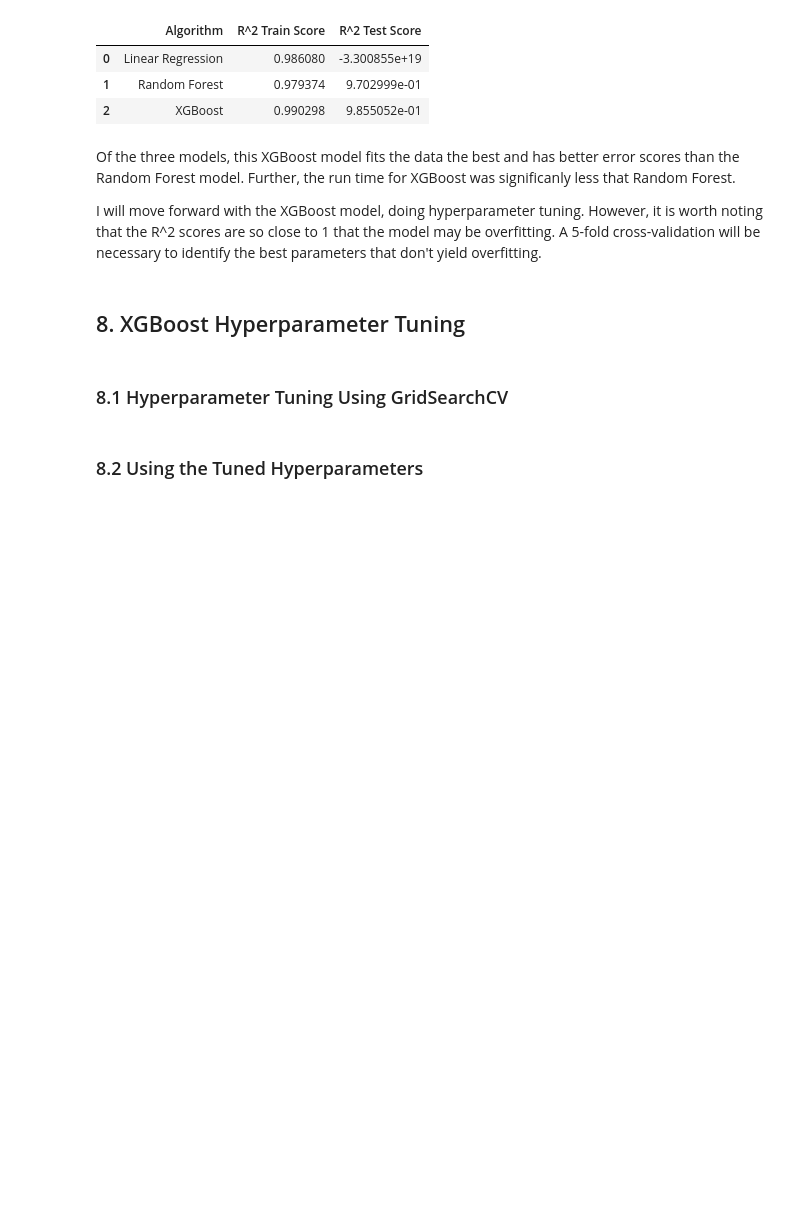
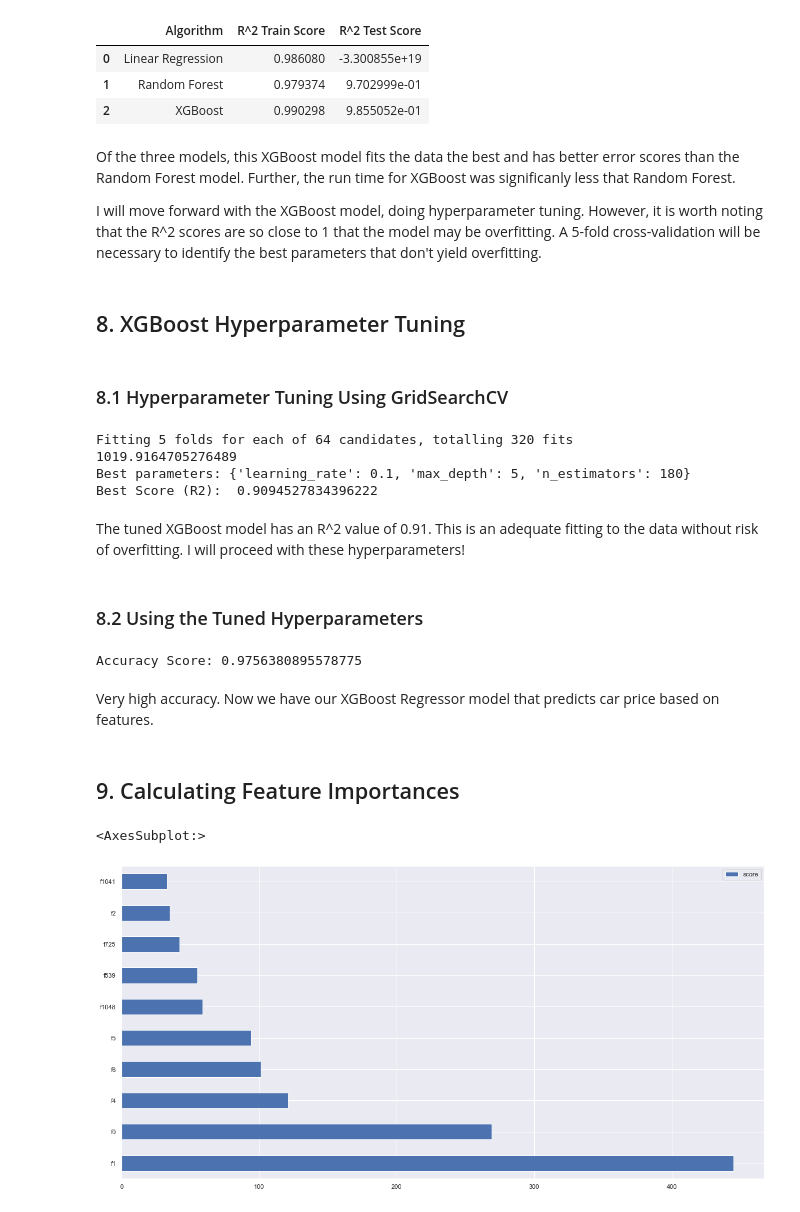
Before and after one commit to JaredBarnes6/car_price_determination_capstone, a Jupyter notebook: car_price_determination_capstone.ipynb, the cells around one changed output. Drawn from its saved outputs; the diff is of its cells as text; code cells hidden in the pictures; blank space fills up the shorter version.

```diff
--- a/car_price_determination_capstone.ipynb
+++ b/car_price_determination_capstone.ipynb
@@ -561,7 +561,7 @@ model = xgb.XGBRegressor()
 grid = GridSearchCV(
     estimator=model,
     param_grid=parameters,
-    scoring = ['r2','accuracy'],
+    scoring = 'r2',
     n_jobs = 10,
     cv = 5,
     verbose=1)
@@ -572,14 +572,38 @@ end = time.time()
 print(end-start)
 print("Best parameters:", grid.best_params_)
 print("Best Score (R2): ", (grid.best_score_))
+# %% [output]
+Fitting 5 folds for each of 64 candidates, totalling 320 fits
+1019.9164705276489
+Best parameters: {'learning_rate': 0.1, 'max_depth': 5, 'n_estimators': 180}
+Best Score (R2):  0.9094527834396222
+# %% [markdown]
+The tuned XGBoost model has an R^2 value of 0.91. This is an adequate fitting to the data without risk of overfitting. I will proceed with these hyperparameters!
 # %% [markdown]
 ### 8.2 Using the Tuned Hyperparameters
 # %%
-XGB = xgb.XGBoost(
+XGB = xgb.XGBRegressor(learning_rate = 0.1, max_depth = 5, n_estimators= 180)
 XGB.fit(Xtrain_scal, ytrain)
-y_pred_RF = RF.predict(Xtest_scal)
+y_pred_XGB = XGB.predict(Xtest_scal)
 #acc = accuracy_score(ytest, y_pred_RF)
-acc = RF.score(Xtest_scal, ytest)
-cv = cross_val_score(RF, Xtest_scal, ytest,scoring='roc_auc').mean()
+acc = XGB.score(Xtest_scal, ytest)
 print("Accuracy Score: " + str(acc))
-print("Cross-Validation Score: " + str(cv))
+# %% [output]
+Accuracy Score: 0.9756380895578775
+# %% [markdown]
+Very high accuracy. Now we have our XGBoost Regressor model that predicts car price based on features.
+# %% [markdown]
+## 9. Calculating Feature Importances
+# %%
+# Calculating the feature importances using XGBRegressor model.
+
+feature_important = XGB.get_booster().get_score(importance_type='weight')
+# feature_names = XGB.get_booster().feature_names
+keys = list(feature_important.keys())
+values = list(feature_important.values())
+
+data = pd.DataFrame(data=values, index=keys, columns=["score"]).sort_values(by = "score", ascending=False)
+data.nlargest(10, columns="score").plot(kind='barh', figsize = (20,10)) ## plot top 10 features
+# %% [output]
+<AxesSubplot:>
+[figure, added]
```
Also changed, not shown: parts of 3 cells of this notebook.
